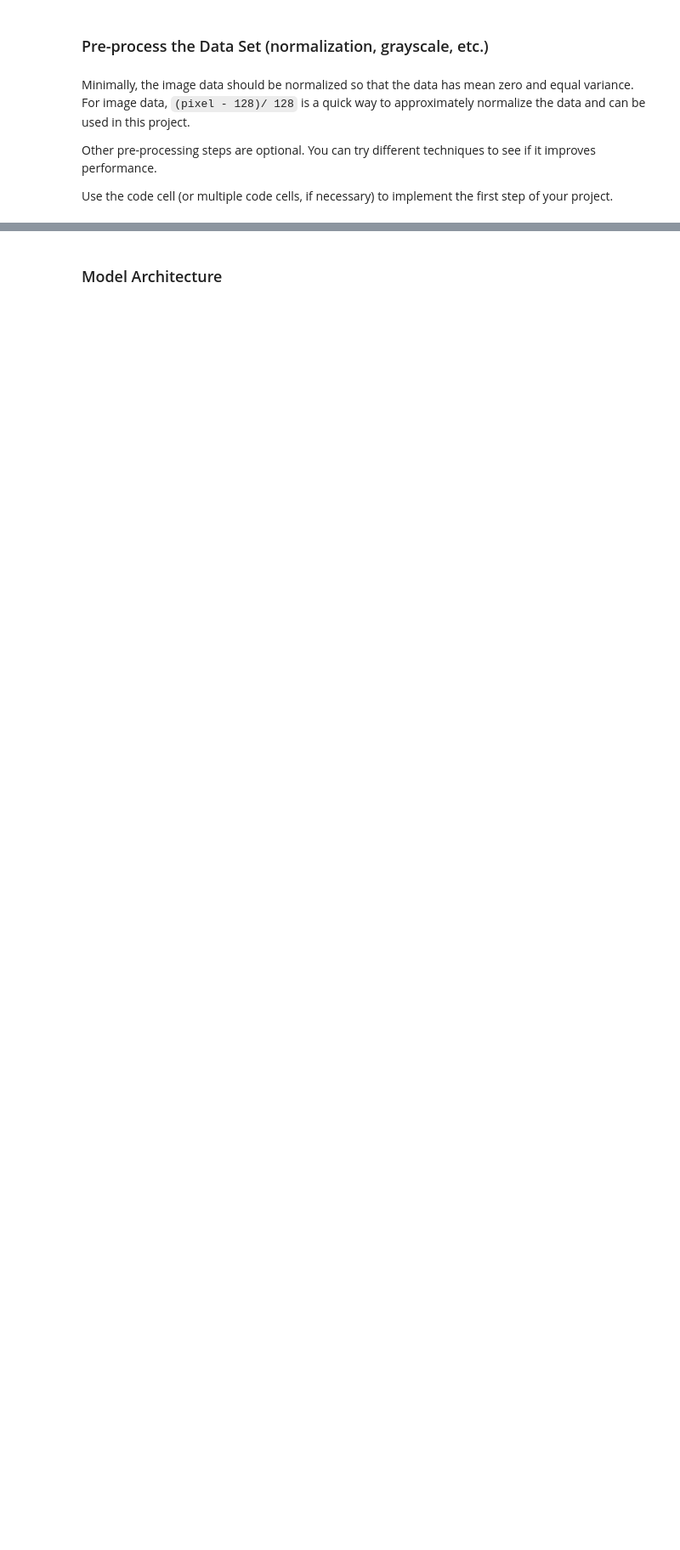
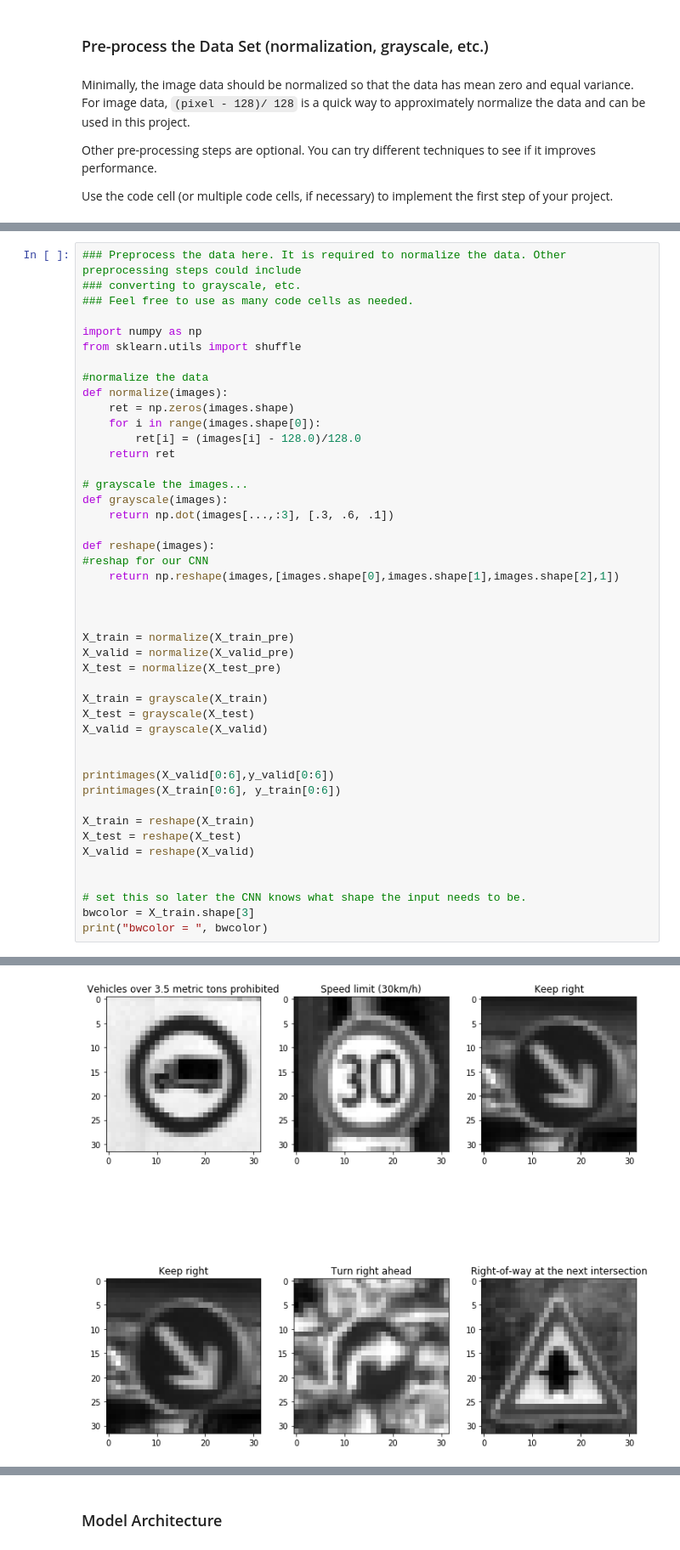
Before and after one commit to vmjfk/CarND-Traffic-Sign-Classifier-Project, a Jupyter notebook: Traffic_Sign_Classifier.ipynb, the cells around one changed output, grey strips where cells are left out. Shown: that part at 85% size. Saved outputs shown, nothing was run; the diff lists cells and outputs as text; blank space fills up the shorter version.

```diff
--- a/Traffic_Sign_Classifier.ipynb
+++ b/Traffic_Sign_Classifier.ipynb
@@ -164,0 +165,46 @@ print(bwimage[1000])
+# %%
+### Preprocess the data here. It is required to normalize the data. Other preprocessing steps could include
+### converting to grayscale, etc.
+### Feel free to use as many code cells as needed.
+
+import numpy as np
+from sklearn.utils import shuffle
+
+#normalize the data
+def normalize(images):
+    ret = np.zeros(images.shape)
+    for i in range(images.shape[0]):
+        ret[i] = (images[i] - 128.0)/128.0
+    return ret
+
+# grayscale the images...
+def grayscale(images):
+    return np.dot(images[...,:3], [.3, .6, .1])
+
+def reshape(images):
+#reshap for our CNN
+    return np.reshape(images,[images.shape[0],images.shape[1],images.shape[2],1])
+
+
+
+X_train = normalize(X_train_pre)
+X_valid = normalize(X_valid_pre)
+X_test = normalize(X_test_pre)
+
+X_train = grayscale(X_train)
+X_test = grayscale(X_test)
+X_valid = grayscale(X_valid)
+
+
+printimages(X_valid[0:6],y_valid[0:6])
+printimages(X_train[0:6], y_train[0:6])
+
+X_train = reshape(X_train)
+X_test = reshape(X_test)
+X_valid = reshape(X_valid)
+
+
+# set this so later the CNN knows what shape the input needs to be.
+bwcolor = X_train.shape[3]
+print("bwcolor = ", bwcolor)
+# %% [output]
@@ -164,0 +212 @@ print(bwimage[1000])
+[figure, added]
```
Also changed, not shown: parts of 10 cells of this notebook.
